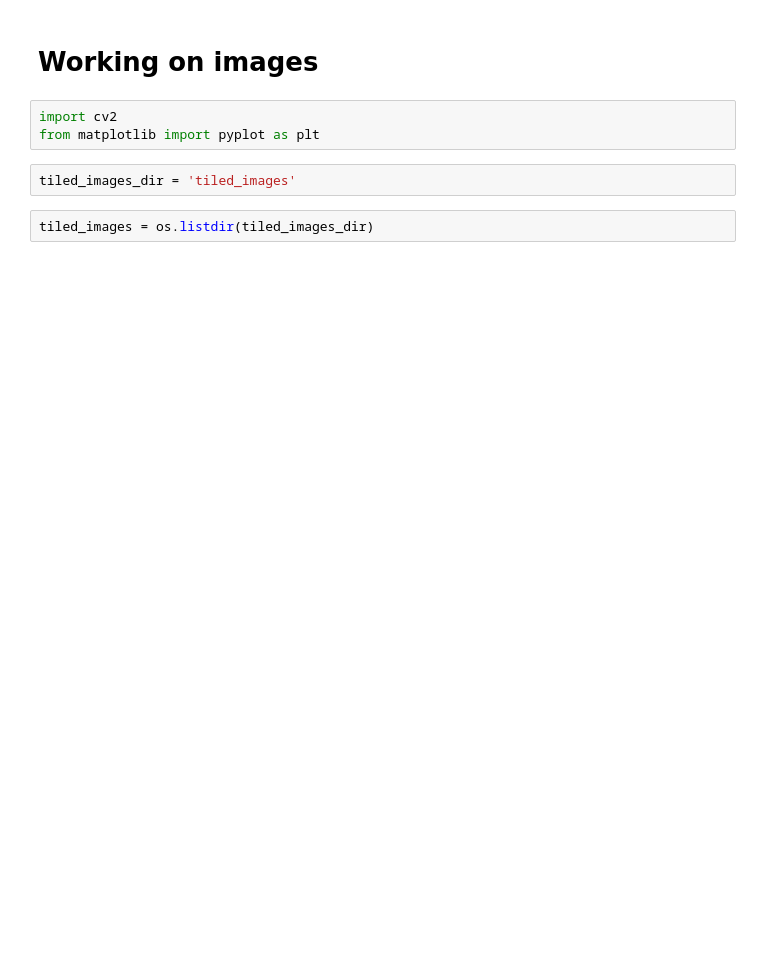
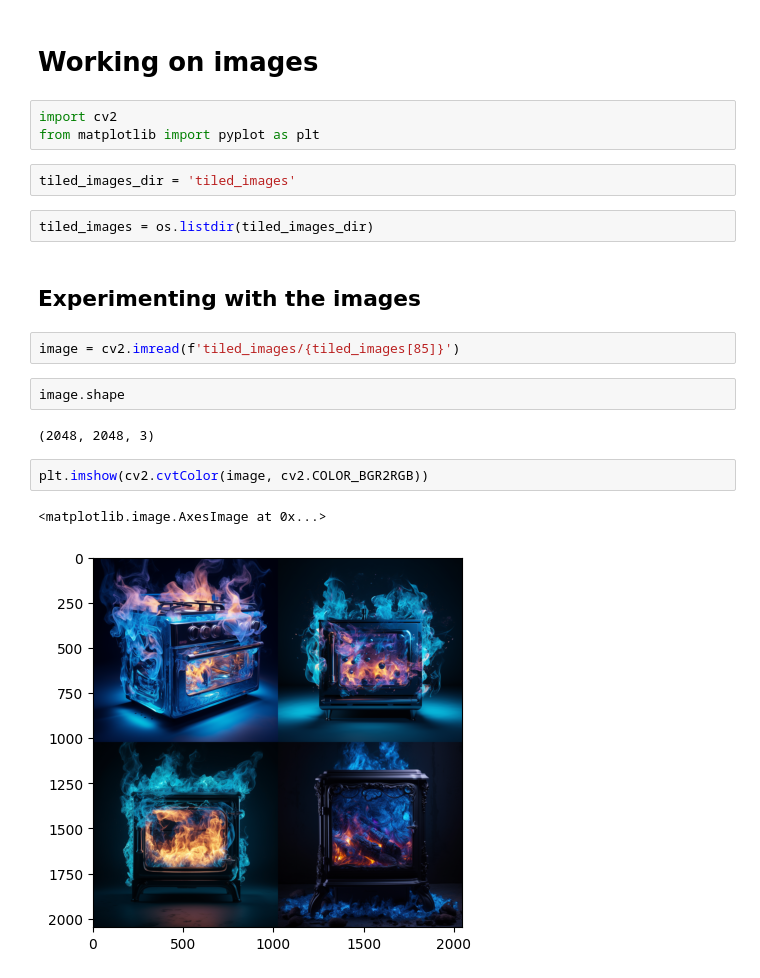
Before and after one commit to prp-e/mann-e_emu_dataset, a Jupyter notebook: Data Preparation.ipynb, the cells around one changed output. Saved outputs shown, nothing was run; the diff lists cells and outputs as text; blank space fills up the shorter version.

Commit message:
we need to split the images

```diff
--- a/Data Preparation.ipynb
+++ b/Data Preparation.ipynb
@@ -42,3 +42,16 @@ from matplotlib import pyplot as plt
 tiled_images_dir = 'tiled_images'
 # %%
 tiled_images = os.listdir(tiled_images_dir)
+# %% [markdown]
+## Experimenting with the images
+# %%
+image = cv2.imread(f'tiled_images/{tiled_images[85]}')
+# %%
+image.shape
+# %% [output]
+(2048, 2048, 3)
+# %%
+plt.imshow(cv2.cvtColor(image, cv2.COLOR_BGR2RGB))
+# %% [output]
+<matplotlib.image.AxesImage at 0x...>
+[figure, added]
```
